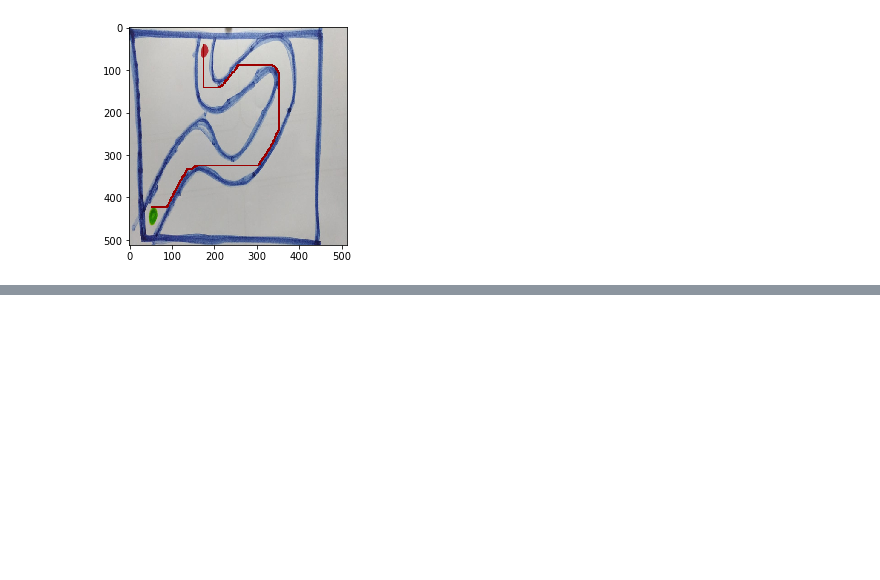
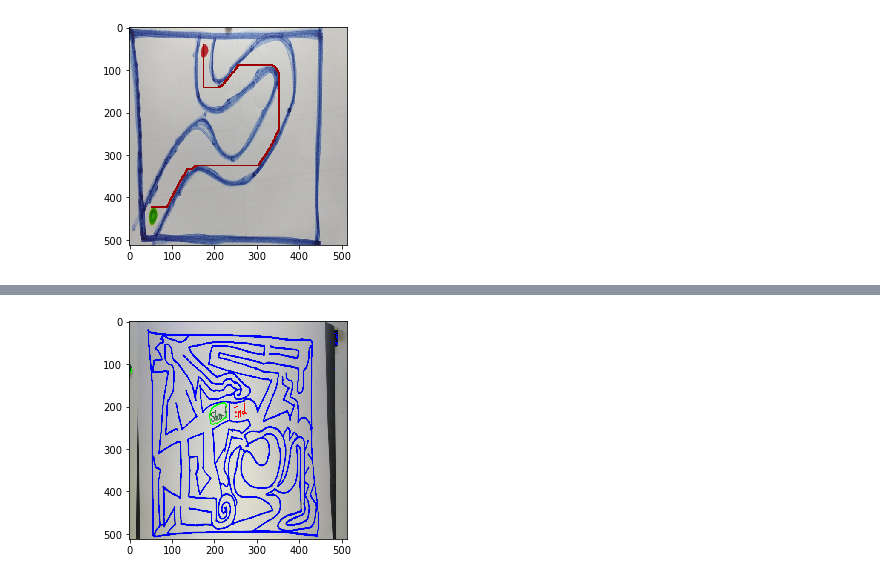
Before and after one commit to Eyecandy/mazeSolver, a Jupyter notebook: MazeSolver.ipynb, the cells around one changed output, grey strips where cells are left out. Drawn from its saved outputs; the diff is of its cells as text; code cells hidden in the pictures; blank space fills up the shorter version.

```diff
--- a/MazeSolver.ipynb
+++ b/MazeSolver.ipynb
@@ -240,0 +301,17 @@ plt.show()
+# %%
+advancedMazeC = advancedMaze.copy()
+for pixel in red:
+    y,x = pixel
+    advancedMazeC[y][x] = [1,0,0,1]
+for p in green:
+    y,x = p
+    advancedMazeC[y][x] = [0,1,0,1]
+for p in black:
+    y,x = p
+    advancedMazeC[y][x] = [0,0,1,1]
+# %%
+
+plt.imshow(advancedMazeC)
+plt.show()
+# %% [output]
+[figure, added]
```
Also changed, not shown: parts of 14 cells of this notebook, 3 other files.
